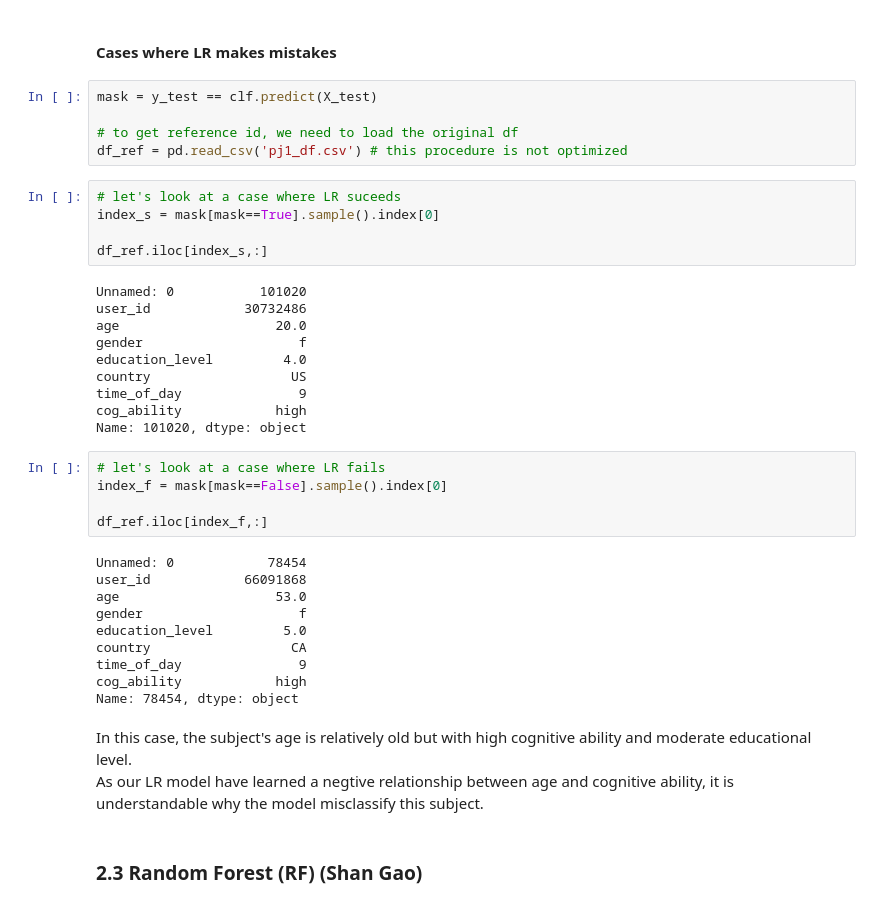
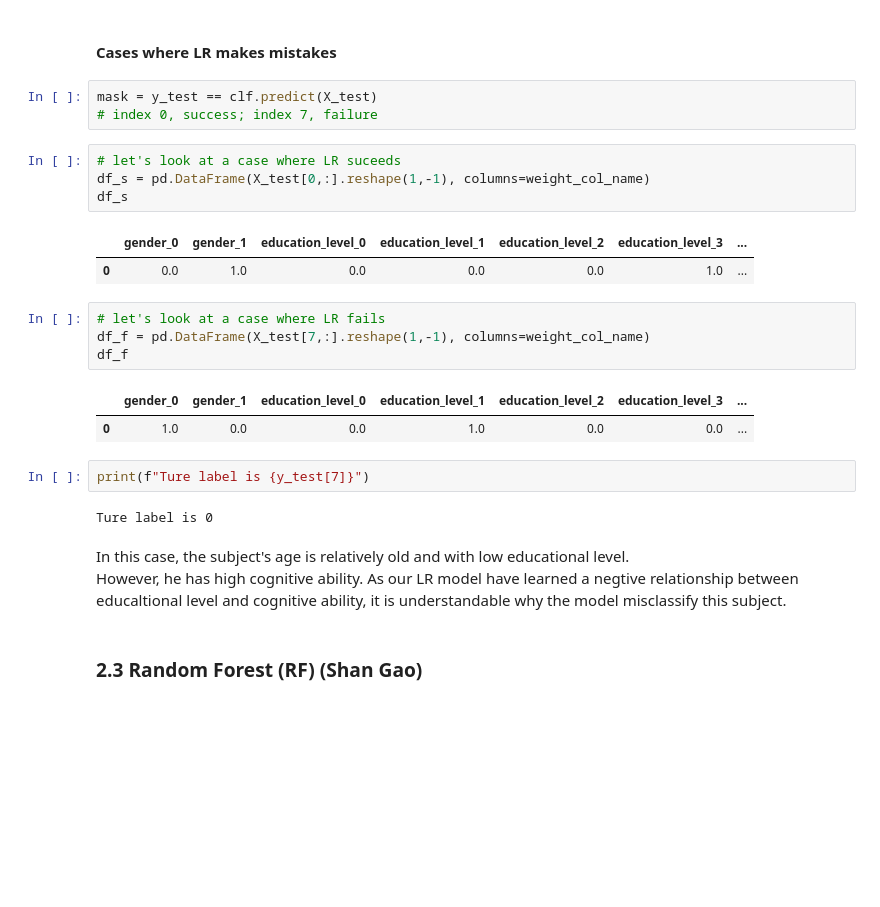
Before and after one commit to shaangao/cog-pred, a Jupyter notebook: proj1.ipynb, the cells around one changed output. Cells and saved outputs as stored; diff of their text form; blank space fills up the shorter version.

```diff
--- a/proj1.ipynb
+++ b/proj1.ipynb
@@ -611,44 +620,31 @@ Therefore, a large weight means the feature is predictive for low cognitive abil
 To sum up, the predictive ability of features revealed by weights matches our anticipation.
 # %% [markdown]
 #### Cases where LR makes mistakes
-# %%
-mask = y_test == clf.predict(X_test)
-
-# to get reference id, we need to load the original df
-df_ref = pd.read_csv('pj1_df.csv') # this procedure is not optimized
+# %%
+mask = y_test == clf.predict(X_test)
+# index 0, success; index 7, failure
 # %%
 # let's look at a case where LR suceeds
-index_s = mask[mask==True].sample().index[0]
-
-df_ref.iloc[index_s,:]
+df_s = pd.DataFrame(X_test[0,:].reshape(1,-1), columns=weight_col_name)
+df_s
 # %% [output]
-Unnamed: 0           101020
-user_id            30732486
-age                    20.0
-gender                    f
-education_level         4.0
-country                  US
-time_of_day               9
-cog_ability            high
-Name: 101020, dtype: object
+|  | gender_0 | gender_1 | education_level_0 | education_level_1 | education_level_2 | education_level_3 | ... |
+| 0 | 0.0 | 1.0 | 0.0 | 0.0 | 0.0 | 1.0 | ... |
 # %%
 # let's look at a case where LR fails
-index_f = mask[mask==False].sample().index[0]
-
-df_ref.iloc[index_f,:]
+df_f = pd.DataFrame(X_test[7,:].reshape(1,-1), columns=weight_col_name)
+df_f
 # %% [output]
-Unnamed: 0            78454
-user_id            66091868
-age                    53.0
-gender                    f
-education_level         5.0
-country                  CA
-time_of_day               9
-cog_ability            high
-Name: 78454, dtype: object
+|  | gender_0 | gender_1 | education_level_0 | education_level_1 | education_level_2 | education_level_3 | ... |
+| 0 | 1.0 | 0.0 | 0.0 | 1.0 | 0.0 | 0.0 | ... |
+# %%
+print(f"Ture label is {y_test[7]}")
+# %% [output]
+Ture label is 0
 # %% [markdown]
-In this case, the subject's age is relatively old but with high cognitive ability and moderate educational level.<br>
-As our LR model have learned a negtive relationship between age and cognitive ability, it is understandable why the model misclassify this subject.
+In this case, the subject's age is relatively old and with low educational level. <br>
+However, he has high cognitive ability.
+As our LR model have learned a negtive relationship between educaltional level and cognitive ability, it is understandable why the model misclassify this subject.
 # %% [markdown]
 ### 2.3 Random Forest (RF) (Shan Gao)
 # %% [markdown]
```
Also changed, not shown: parts of 29 cells of this notebook, 9 other files.
